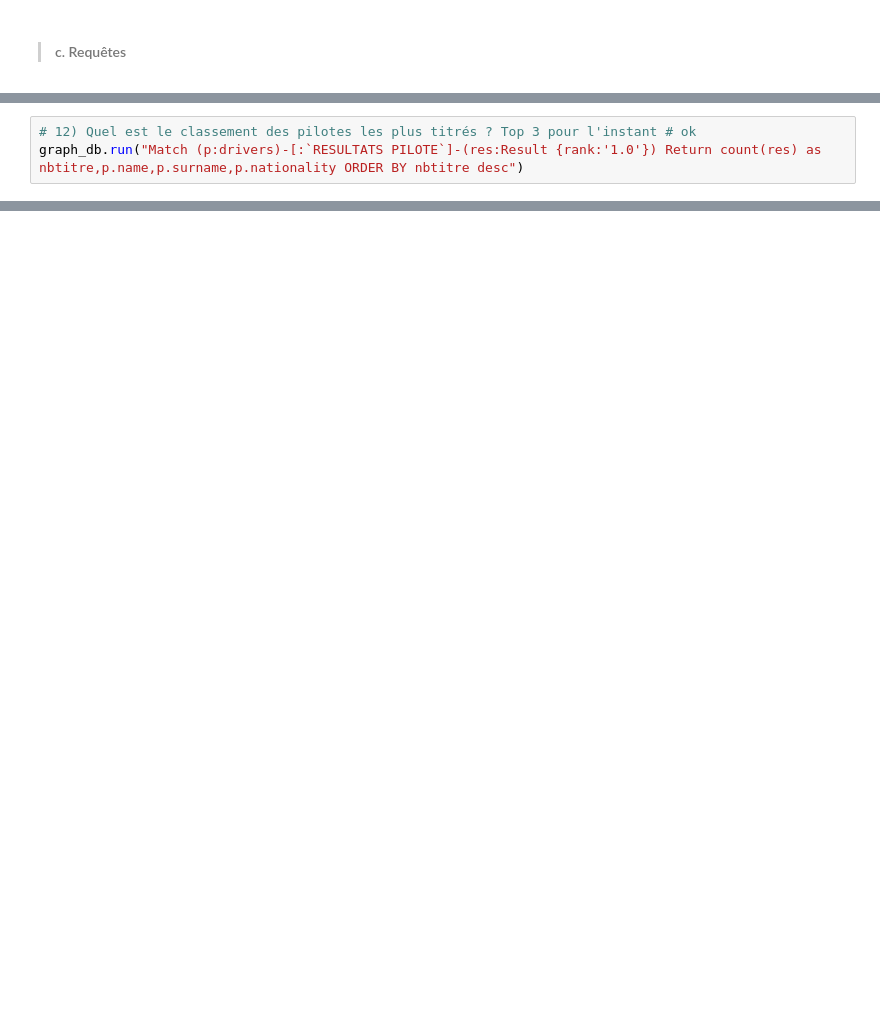
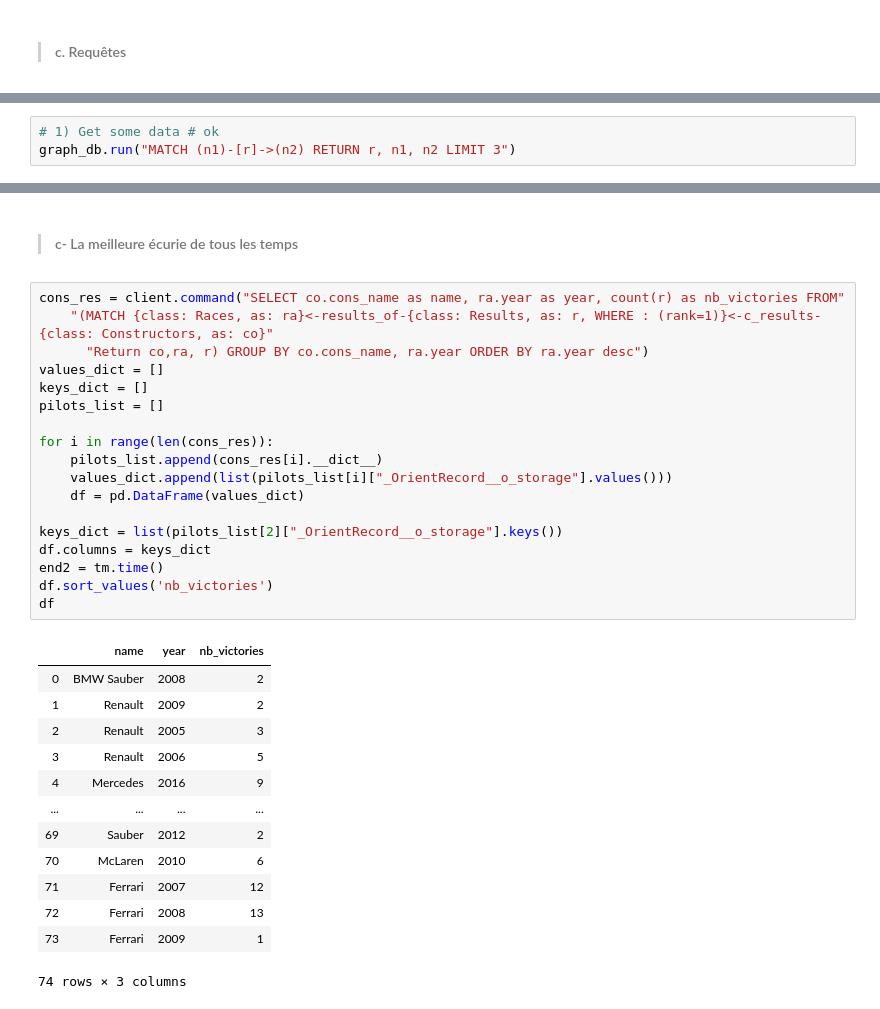
Before and after one commit to sow-ibrahima/OrientDB_VS_Neo4J, a Jupyter notebook: Main_notebook.ipynb, the cells around one changed output, grey strips where cells are left out. Drawn from its saved outputs; the diff is of its cells as text; blank space fills up the shorter version.

```diff
--- a/Main_notebook.ipynb
+++ b/Main_notebook.ipynb
@@ -794,3 +805,0 @@ client.command("")
-# %%
-# 12) Quel est le classement des pilotes les plus titrés ? Top 3 pour l'instant # ok
-graph_db.run("Match (p:drivers)-[:`RESULTATS PILOTE`]-(res:Result {rank:'1.0'}) Return count(res) as nbtitre,p.name,p.surname,p.nationality ORDER BY nbtitre desc")
@@ -817,0 +820,3 @@ SELECT expand(path) FROM (
+# %%
+# 1) Get some data # ok
+graph_db.run("MATCH (n1)-[r]->(n2) RETURN r, n1, n2 LIMIT 3")
@@ -817,0 +921,34 @@ SELECT expand(path) FROM (
+# %% [markdown]
+  > #### c- La meilleure écurie de tous les temps
+# %%
+cons_res = client.command("SELECT co.cons_name as name, ra.year as year, count(r) as nb_victories FROM"
+	"(MATCH {class: Races, as: ra}<-results_of-{class: Results, as: r, WHERE : (rank=1)}<-c_results-{class: Constructors, as: co}"
+      "Return co,ra, r) GROUP BY co.cons_name, ra.year ORDER BY ra.year desc")
+values_dict = []
+keys_dict = []
+pilots_list = []
+
+for i in range(len(cons_res)):
+    pilots_list.append(cons_res[i].__dict__)
+    values_dict.append(list(pilots_list[i]["_OrientRecord__o_storage"].values()))
+    df = pd.DataFrame(values_dict)
+
+keys_dict = list(pilots_list[2]["_OrientRecord__o_storage"].keys())
+df.columns = keys_dict
+end2 = tm.time()
+df.sort_values('nb_victories')
+df
+# %% [output]
+|  | name | year | nb_victories |
+| 0 | BMW Sauber | 2008 | 2 |
+| 1 | Renault | 2009 | 2 |
+| 2 | Renault | 2005 | 3 |
+| 3 | Renault | 2006 | 5 |
+| 4 | Mercedes | 2016 | 9 |
+| ... | ... | ... | ... |
+| 69 | Sauber | 2012 | 2 |
+| 70 | McLaren | 2010 | 6 |
+| 71 | Ferrari | 2007 | 12 |
+| 72 | Ferrari | 2008 | 13 |
+| 73 | Ferrari | 2009 | 1 |
+74 rows × 3 columns
```
Also changed, not shown: parts of 179 cells of this notebook.
